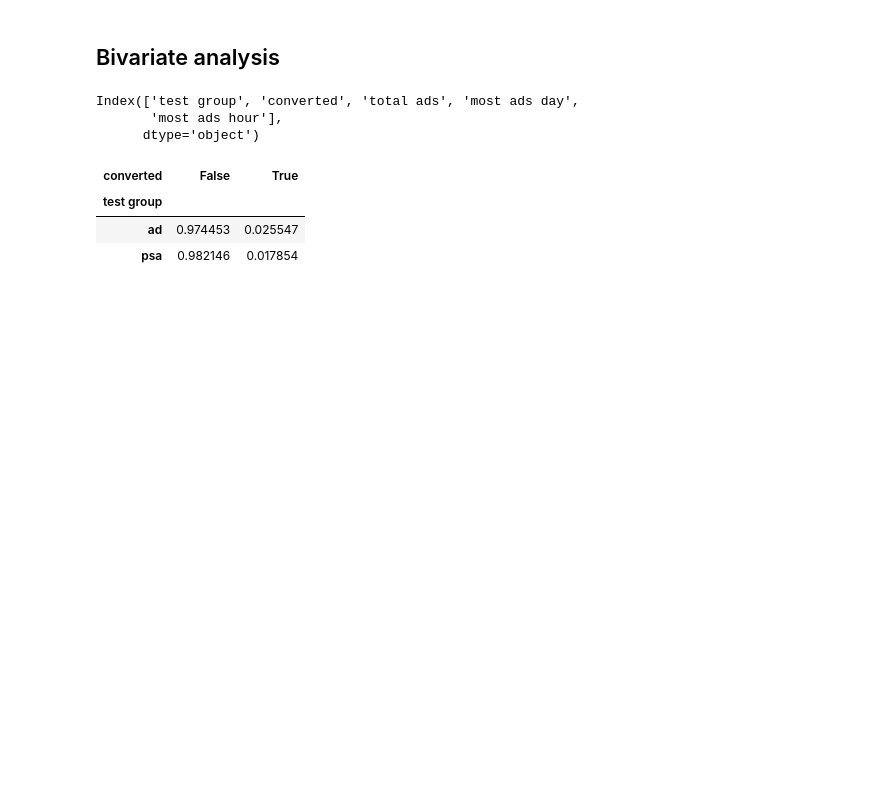
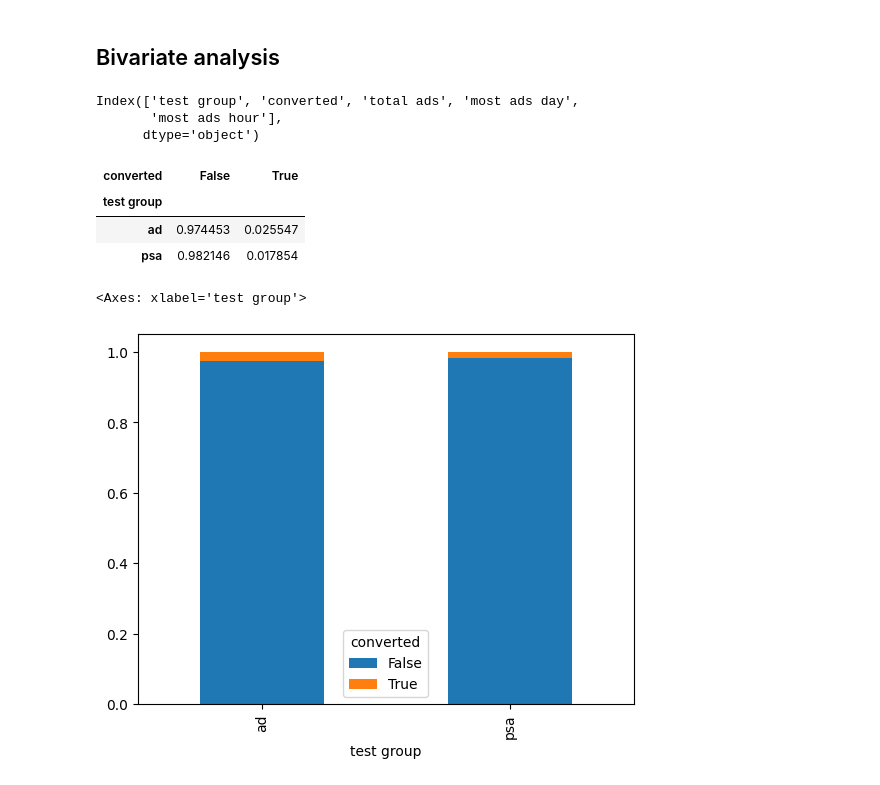
Before and after one commit to AlexanderGajduk/A_B_testing, a Jupyter notebook: marketing_AB.ipynb, the cells around one changed output. Saved outputs shown, nothing was run; the diff lists cells and outputs as text; code cells hidden in the pictures; blank space fills up the shorter version.

```diff
--- a/marketing_AB.ipynb
+++ b/marketing_AB.ipynb
@@ -217,3 +217,8 @@ ct_conversion_test_group
 | test group |  |  |
 | ad | 0.974453 | 0.025547 |
 | psa | 0.982146 | 0.017854 |
+# %%
+ct_conversion_test_group.plot.bar(stacked=True)
+# %% [output]
+<Axes: xlabel='test group'>
+[figure, added]
```
Also changed, not shown: parts of 10 cells of this notebook.
